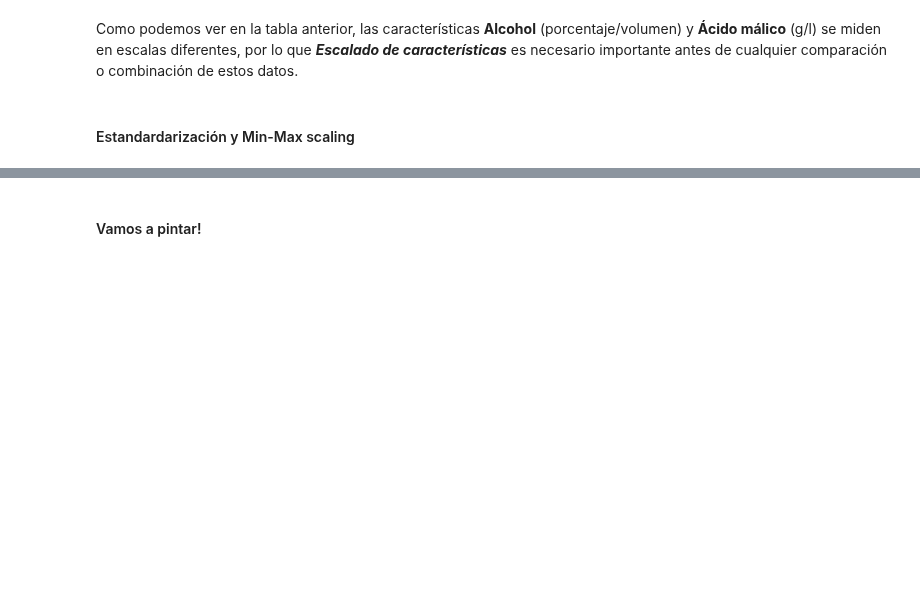
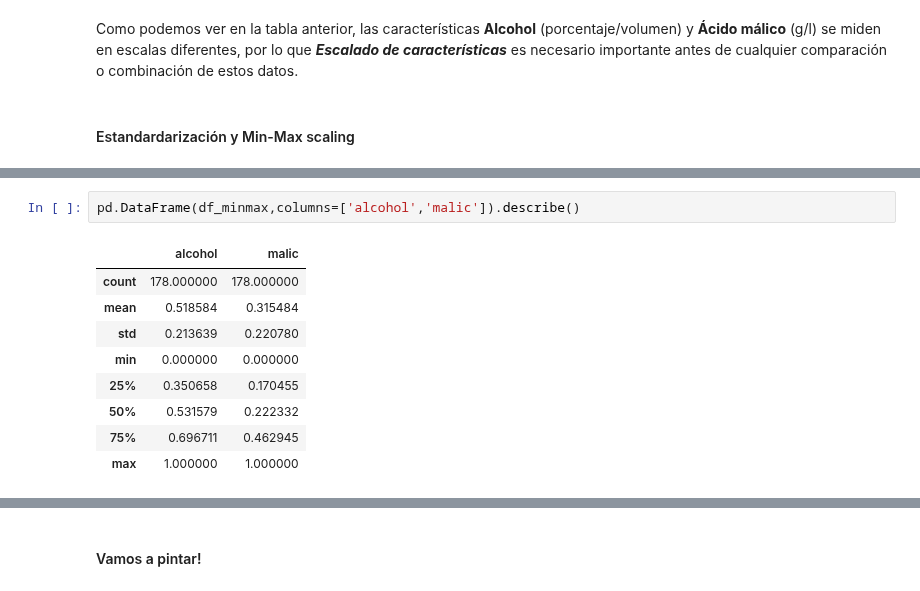
Before and after one commit to isotomor/DSPT_TBS_SVL_0922, a Jupyter notebook: 2-Data Analytics/7-Feature_engineering/3-Numerical Features/Numerical_Features-Data Analysis.ipynb, the cells around one changed output, grey strips where cells are left out. Saved outputs shown, nothing was run; the diff lists cells and outputs as text; blank space fills up the shorter version.

```diff
--- a/2-Data Analytics/7-Feature_engineering/3-Numerical Features/Numerical_Features-Data Analysis.ipynb
+++ b/2-Data Analytics/7-Feature_engineering/3-Numerical Features/Numerical_Features-Data Analysis.ipynb
@@ -136,3 +216,15 @@ df_std
+# %%
+pd.DataFrame(df_minmax,columns=['alcohol','malic']).describe()
+# %% [output]
+|  | alcohol | malic |
+| count | 178.000000 | 178.000000 |
+| mean | 0.518584 | 0.315484 |
+| std | 0.213639 | 0.220780 |
+| min | 0.000000 | 0.000000 |
+| 25% | 0.350658 | 0.170455 |
+| 50% | 0.531579 | 0.222332 |
+| 75% | 0.696711 | 0.462945 |
+| max | 1.000000 | 1.000000 |
 # %%
 print('Mean after standardization:\nAlcohol={:.2f}, Malic acid={:.2f}'
       .format(df_std[:,0].mean(), df_std[:,1].mean()))
```
Also changed, not shown: parts of 38 cells of this notebook.
